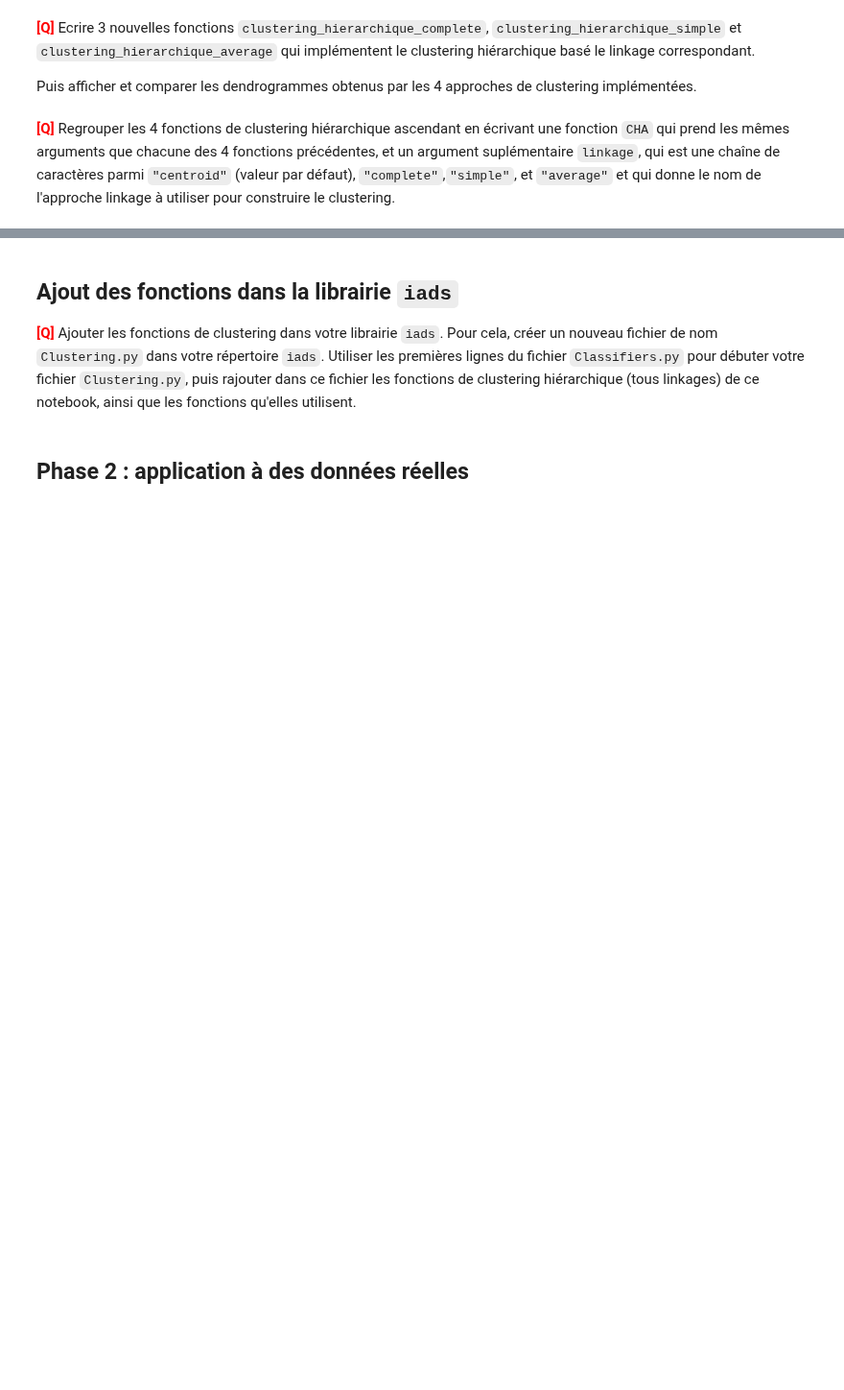
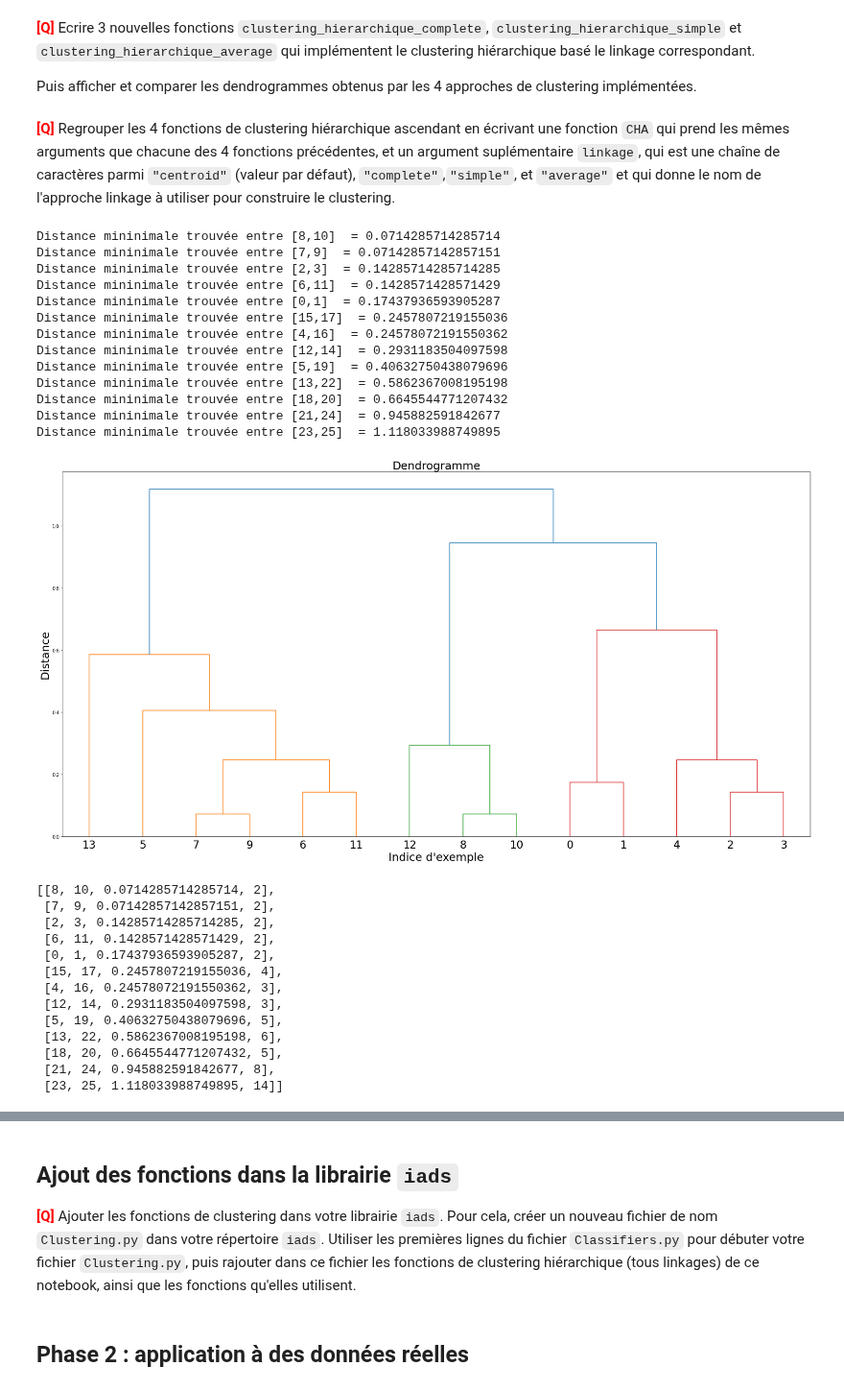
Before and after one commit to baris221/LU3IN026_TME, a Jupyter notebook: TME8/tme-08.ipynb, the cells around one changed output, grey strips where cells are left out. Shown at 96% size. Drawn from its saved outputs; the diff is of its cells as text; code cells hidden in the pictures; blank space fills up the shorter version.

Commit message:
Dendrogramme

```diff
--- a/TME8/tme-08.ipynb
+++ b/TME8/tme-08.ipynb
@@ -193,6 +212,9 @@ array([0.51020408, 0.45      ])
 La distance entre deux groupes d'exemples correspond à la distance entre leurs centroïdes (approche "centroid linkage"). Pour cette approche, on prendra seulement la distance euclidienne.
 
 <font size="+1" color="RED"><b>[Q]</b></font> Ecrire la fonction <code>dist_centroides</code> qui prend en argument deux groupes de vecteurs (dataframe ou np.array) et qui rend leur distance euclidienne.
+# %%
+def dist_centroides(X,Y):
+    return dist_euclidienne(centroide(X),centroide(Y))
 # %%
 # Par exemple:
 dist_centroides(data_2D_norm.iloc[0:4],data_2D_norm.iloc[5:13])
@@ -220,6 +242,9 @@ data_2D_norm.iloc[[0,3,1]]
 | 1 | 0.142857 | 0.5 |
 # %% [markdown]
 <font size="+1" color="RED"><b>[Q]</b></font> Ecrire la fonction <code>initialise_CHA</code> qui, étant donné un dataframe DF, rend une partition contenant autant d'entrées que d'exemples dans DF. La clé de chaque entrée sera le numéro de l'exemple. Cette fonction sera spécifique au clustering hiérarchique ascendant (CHA).
+# %%
+def initialise_CHA(df):
+    return {i:[i] for i in range(len(df))}
 # %%
 # Par exemple:
 depart = initialise_CHA(data_2D_norm)
@@ -415,0 +503,67 @@ def CHA(DF,linkage='centroid', verbose=False,dendrogramme=False):
+# %%
+def CHA(DF,linkage='centroid', verbose=False,dendrogramme=False):
+    """  ##### donner une documentation à cette fonction
+    """
+    ############################ A COMPLETER
+
+    if linkage=='centroid':
+        return CHA_centroid(DF,verbose,dendrogramme)
+
+    result = []
+    partition = initialise_CHA(data_2D_norm)
+    for o in range(len(DF)):
+        partition,k1, k2, distance = fusionne_linkage(DF,linkage,partition,verbose)
+        if k1 !=-1 and k2 != -1:
+            result.append([k1, k2, distance, len(partition[max(partition.keys())])])
+
+    if dendrogramme:
+        # Paramètre de la fenêtre d'affichage:
+        plt.figure(figsize=(30, 15)) # taille : largeur x hauteur
+        plt.title('Dendrogramme', fontsize=25)
+        plt.xlabel("Indice d'exemple", fontsize=25)
+        plt.ylabel('Distance', fontsize=25)
+        # Construction du dendrogramme pour notre clustering :
+        scipy.cluster.hierarchy.dendrogram(result, leaf_font_size=24.,)
+
+        # Affichage du résultat obtenu:
+        plt.show()
+    return result
+# %%
+def CHA_complet(DF,verbose=False,dendrogramme=False):
+    return CHA(DF,'complete',verbose,dendrogramme)
+
+def CHA_simple(DF,verbose=False,dendrogramme=False):
+    return CHA(DF,'simple',verbose,dendrogramme)
+
+def CHA_average(DF,verbose=False,dendrogramme=False):
+    return CHA(DF,'average',verbose,dendrogramme)
+# %%
+CHA_complet(data_2D_norm,True,True)
+# %% [output]
+Distance mininimale trouvée entre [8,10]  = 0.0714285714285714
+Distance mininimale trouvée entre [7,9]  = 0.07142857142857151
+Distance mininimale trouvée entre [2,3]  = 0.14285714285714285
+Distance mininimale trouvée entre [6,11]  = 0.1428571428571429
+Distance mininimale trouvée entre [0,1]  = 0.17437936593905287
+Distance mininimale trouvée entre [15,17]  = 0.2457807219155036
+Distance mininimale trouvée entre [4,16]  = 0.24578072191550362
+Distance mininimale trouvée entre [12,14]  = 0.2931183504097598
+Distance mininimale trouvée entre [5,19]  = 0.40632750438079696
+Distance mininimale trouvée entre [13,22]  = 0.5862367008195198
+Distance mininimale trouvée entre [18,20]  = 0.6645544771207432
+Distance mininimale trouvée entre [21,24]  = 0.945882591842677
+Distance mininimale trouvée entre [23,25]  = 1.118033988749895
+[figure, added]
+[[8, 10, 0.0714285714285714, 2],
+ [7, 9, 0.07142857142857151, 2],
+ [2, 3, 0.14285714285714285, 2],
+ [6, 11, 0.1428571428571429, 2],
+ [0, 1, 0.17437936593905287, 2],
+ [15, 17, 0.2457807219155036, 4],
+ [4, 16, 0.24578072191550362, 3],
+ [12, 14, 0.2931183504097598, 3],
+ [5, 19, 0.40632750438079696, 5],
+ [13, 22, 0.5862367008195198, 6],
+ [18, 20, 0.6645544771207432, 5],
+ [21, 24, 0.945882591842677, 8],
+ [23, 25, 1.118033988749895, 14]]
```
Also changed, not shown: parts of 32 cells of this notebook.
